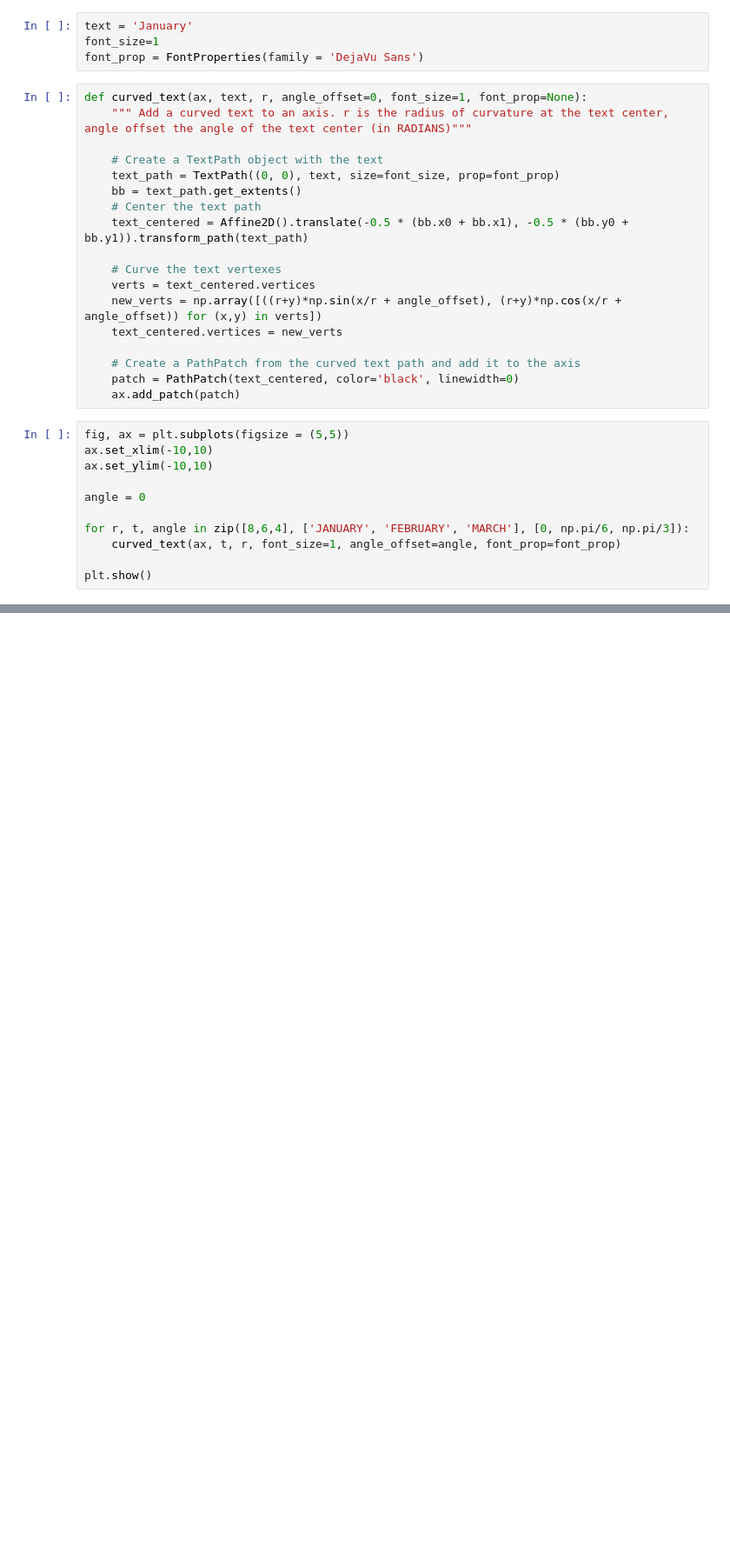
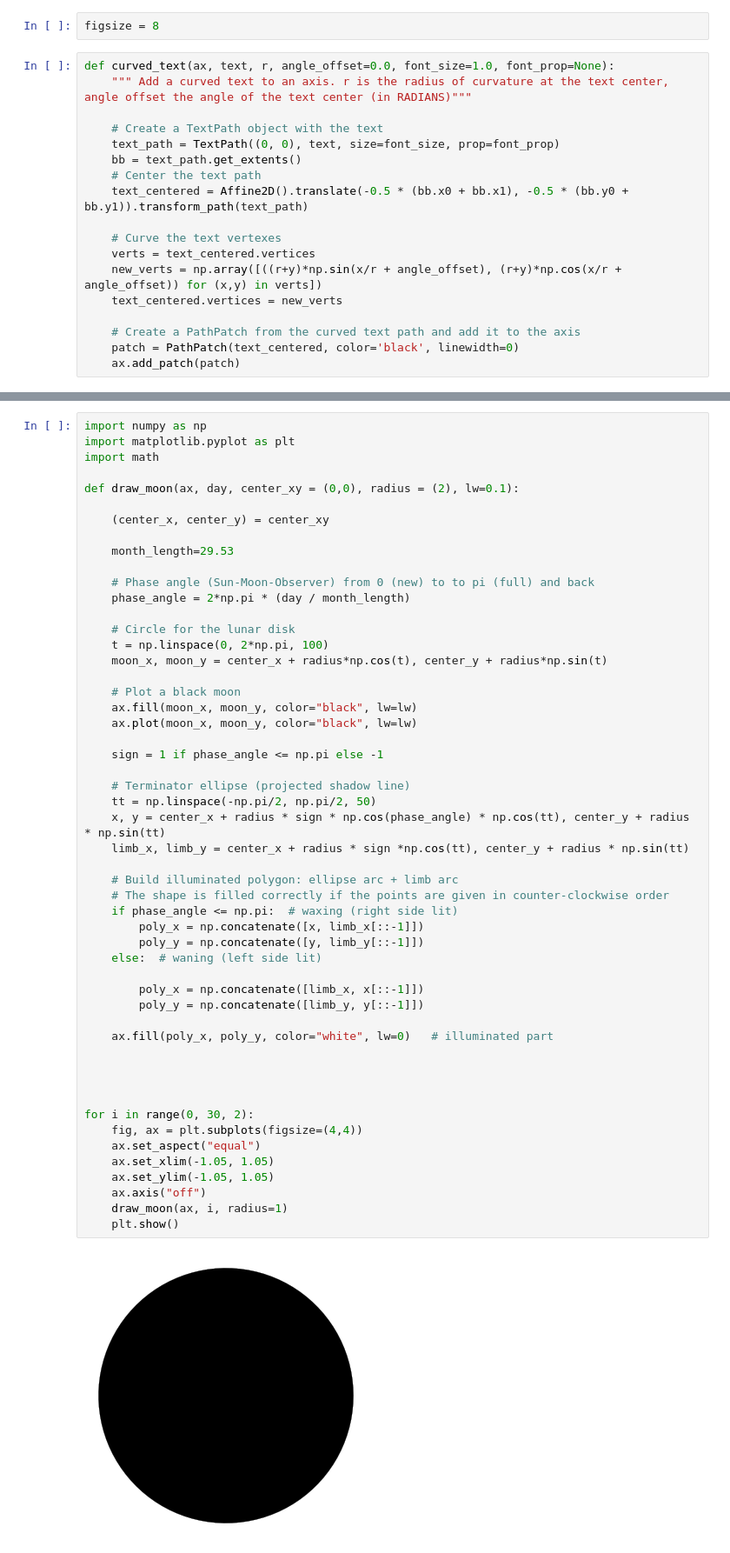
Before and after one commit to Giacomo-Menegatti/HARey_constellations_cards, a Jupyter notebook: curved.ipynb, the cells around one changed output, grey strips where cells are left out. Shown at 87% size. Saved outputs shown, nothing was run; the diff lists cells and outputs as text; blank space fills up the shorter version.

```diff
--- a/curved.ipynb
+++ b/curved.ipynb
@@ -8,9 +11,7 @@ from matplotlib.font_manager import FontProperties
-# %%
-text = 'January'
-font_size=1
-font_prop = FontProperties(family = 'DejaVu Sans')
+# %%
+figsize = 8
 # %%
-def curved_text(ax, text, r, angle_offset=0, font_size=1, font_prop=None):
+def curved_text(ax, text, r, angle_offset=0.0, font_size=1.0, font_prop=None):
     """ Add a curved text to an axis. r is the radius of curvature at the text center, angle offset the angle of the text center (in RADIANS)"""
 
     # Create a TextPath object with the text
@@ -27,14 +28,3 @@ def curved_text(ax, text, r, angle_offset=0, font_size=1, font_prop=None):
     # Create a PathPatch from the curved text path and add it to the axis
     patch = PathPatch(text_centered, color='black', linewidth=0)
     ax.add_patch(patch)
-# %%
-fig, ax = plt.subplots(figsize = (5,5))
-ax.set_xlim(-10,10)
-ax.set_ylim(-10,10)
-
-angle = 0
-
-for r, t, angle in zip([8,6,4], ['JANUARY', 'FEBRUARY', 'MARCH'], [0, np.pi/6, np.pi/3]):
-    curved_text(ax, t, r, font_size=1, angle_offset=angle, font_prop=font_prop)
-
-plt.show()
@@ -63,0 +150,54 @@ array([[-3.09460937e-01,  3.65078125e-02],
+# %%
+import numpy as np
+import matplotlib.pyplot as plt
+import math
+
+def draw_moon(ax, day, center_xy = (0,0), radius = (2), lw=0.1):
+
+    (center_x, center_y) = center_xy
+
+    month_length=29.53
+
+    # Phase angle (Sun-Moon-Observer) from 0 (new) to to pi (full) and back
+    phase_angle = 2*np.pi * (day / month_length)
+
+    # Circle for the lunar disk
+    t = np.linspace(0, 2*np.pi, 100)
+    moon_x, moon_y = center_x + radius*np.cos(t), center_y + radius*np.sin(t)
+
+    # Plot a black moon
+    ax.fill(moon_x, moon_y, color="black", lw=lw)
+    ax.plot(moon_x, moon_y, color="black", lw=lw)
+
+    sign = 1 if phase_angle <= np.pi else -1
+
+    # Terminator ellipse (projected shadow line)
+    tt = np.linspace(-np.pi/2, np.pi/2, 50)
+    x, y = center_x + radius * sign * np.cos(phase_angle) * np.cos(tt), center_y + radius * np.sin(tt)
+    limb_x, limb_y = center_x + radius * sign *np.cos(tt), center_y + radius * np.sin(tt)
+
+    # Build illuminated polygon: ellipse arc + limb arc
+    # The shape is filled correctly if the points are given in counter-clockwise order
+    if phase_angle <= np.pi:  # waxing (right side lit)
+        poly_x = np.concatenate([x, limb_x[::-1]])
+        poly_y = np.concatenate([y, limb_y[::-1]])
+    else:  # waning (left side lit)
+
+        poly_x = np.concatenate([limb_x, x[::-1]])
+        poly_y = np.concatenate([limb_y, y[::-1]])
+
+    ax.fill(poly_x, poly_y, color="white", lw=0)   # illuminated part
+
+
+
+
+for i in range(0, 30, 2):
+    fig, ax = plt.subplots(figsize=(4,4))
+    ax.set_aspect("equal")
+    ax.set_xlim(-1.05, 1.05)
+    ax.set_ylim(-1.05, 1.05)
+    ax.axis("off")
+    draw_moon(ax, i, radius=1)
+    plt.show()
+# %% [output]
+[figure, added]
```
Also changed, not shown: parts of 7 cells of this notebook, 12 other files.
